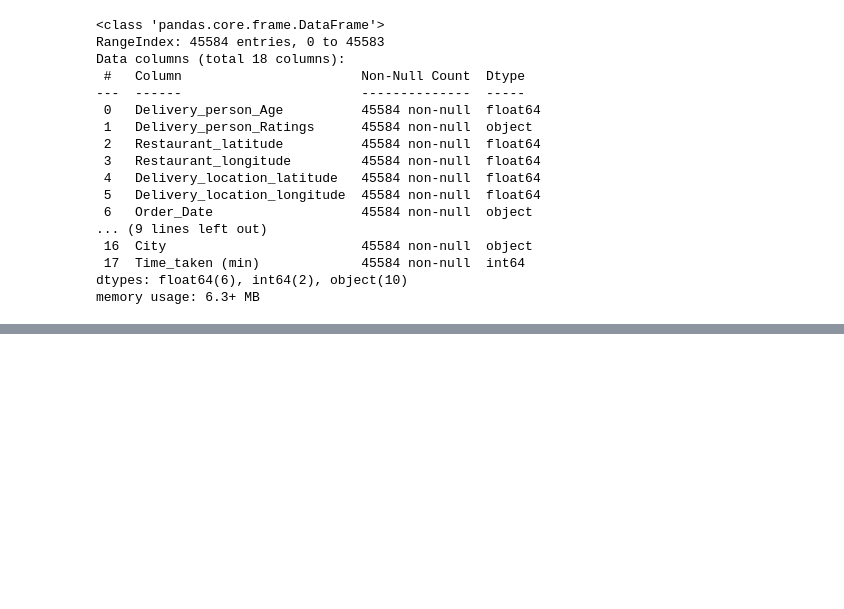
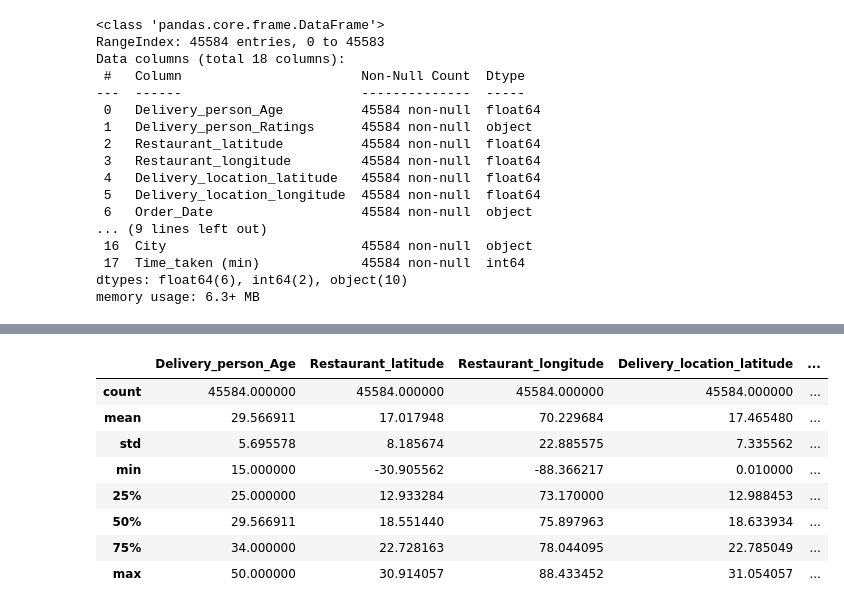
Before and after one commit to mrrushikeshdaund/Zomato_Delivery_Time_Predictions, a Jupyter notebook: notebooks/EDA.ipynb, the cells around one changed output, grey strips where cells are left out. Drawn from its saved outputs; the diff is of its cells as text; code cells hidden in the pictures; blank space fills up the shorter version.

```diff
--- a/notebooks/EDA.ipynb
+++ b/notebooks/EDA.ipynb
@@ -107,0 +121,5 @@ memory usage: 6.3+ MB
+# %%
+numerical_columns = df.columns[df.dtypes!='object']
+categorical_columns = df.columns[df.dtypes=='object']
+print("Numerical Columns :- ",numerical_columns)
+print("Categorical Columns :- ",categorical_columns)
@@ -107,0 +143,12 @@ memory usage: 6.3+ MB
+# %%
+df[numerical_columns].describe()
+# %% [output]
+|  | Delivery_person_Age | Restaurant_latitude | Restaurant_longitude | Delivery_location_latitude | ... |
+| count | 45584.000000 | 45584.000000 | 45584.000000 | 45584.000000 | ... |
+| mean | 29.566911 | 17.017948 | 70.229684 | 17.465480 | ... |
+| std | 5.695578 | 8.185674 | 22.885575 | 7.335562 | ... |
+| min | 15.000000 | -30.905562 | -88.366217 | 0.010000 | ... |
+| 25% | 25.000000 | 12.933284 | 73.170000 | 12.988453 | ... |
+| 50% | 29.566911 | 18.551440 | 75.897963 | 18.633934 | ... |
+| 75% | 34.000000 | 22.728163 | 78.044095 | 22.785049 | ... |
+| max | 50.000000 | 30.914057 | 88.433452 | 31.054057 | ... |
```
Also changed, not shown: parts of 4 cells of this notebook.
